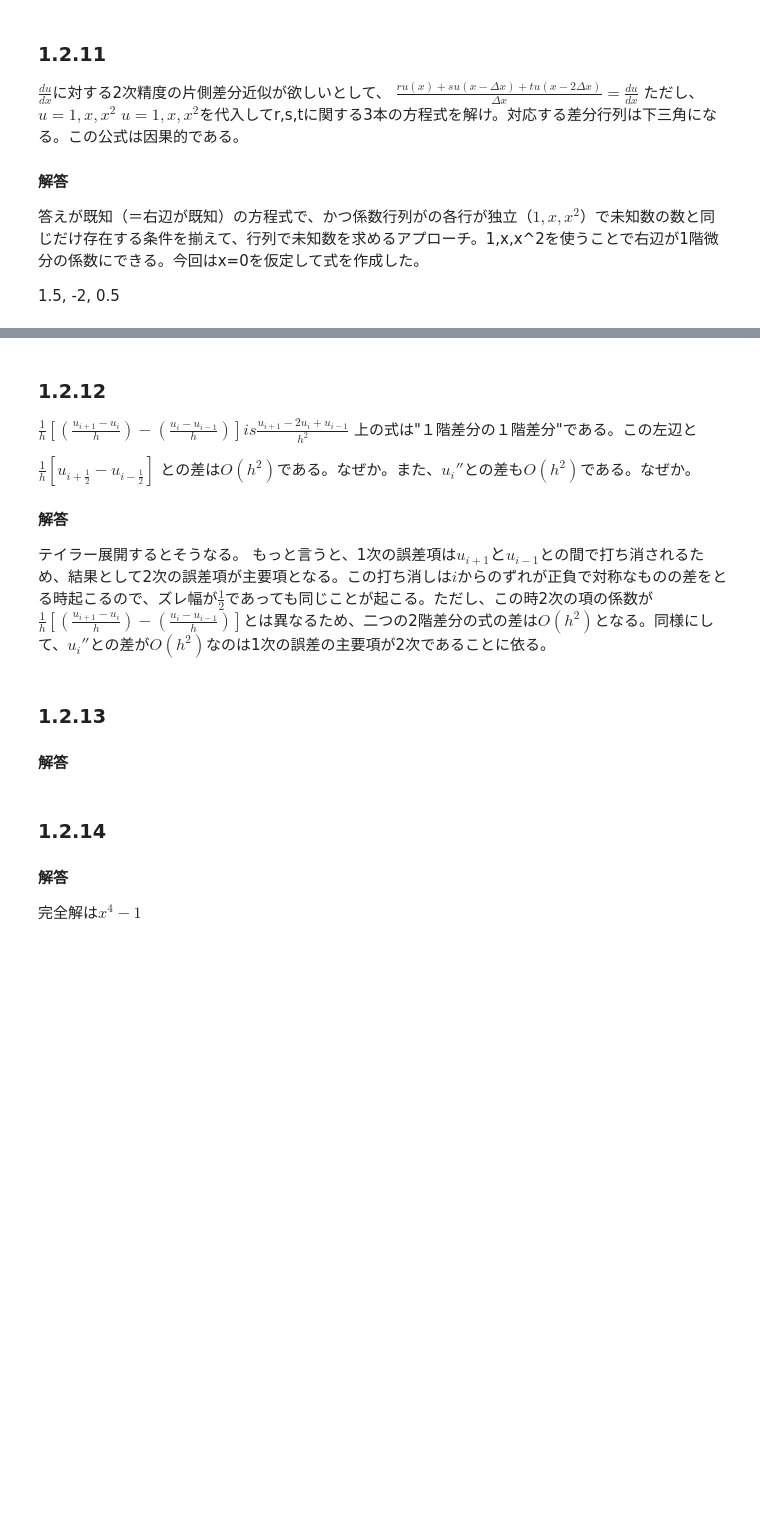
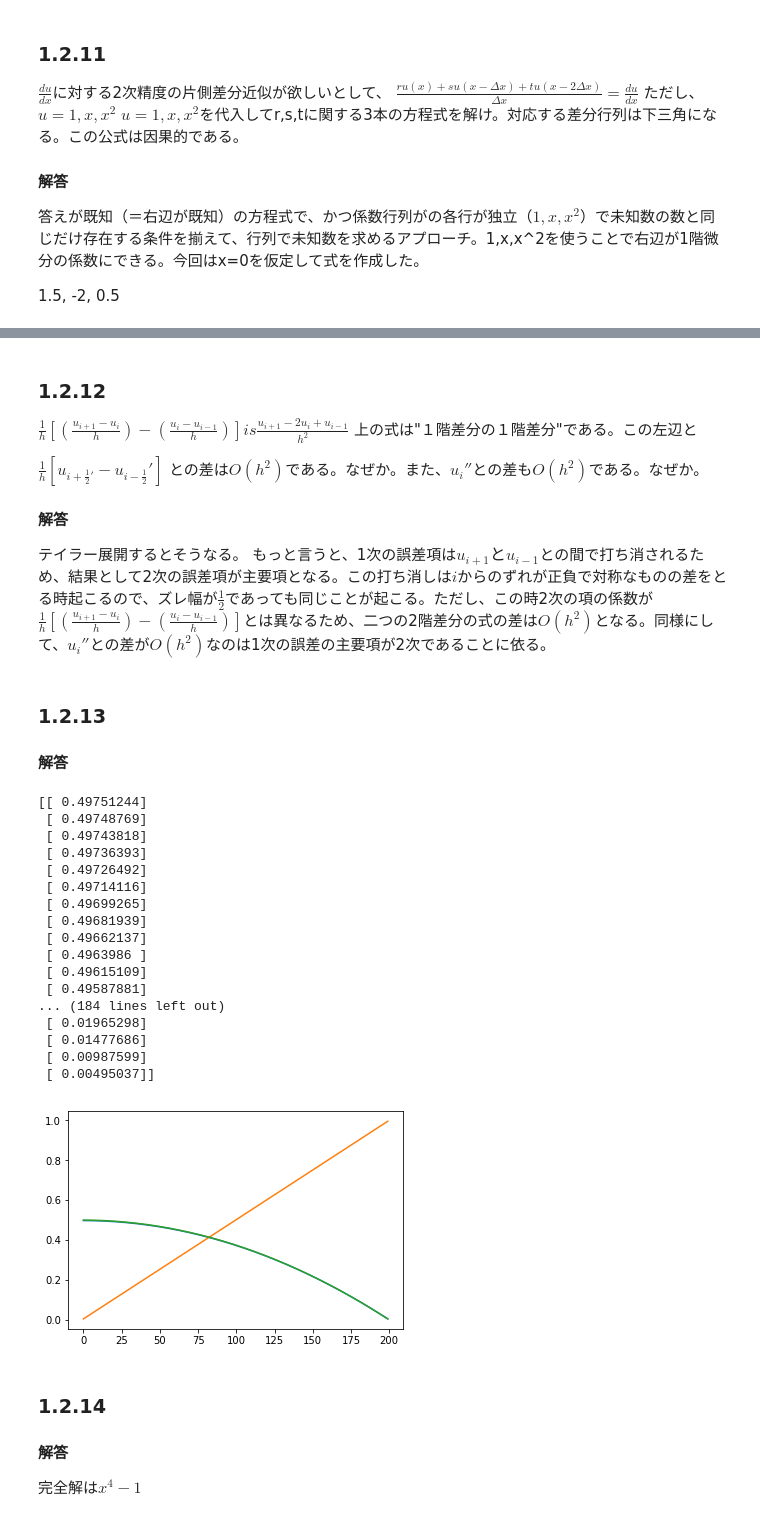
Before and after one commit to chenaoki/meel_strung, a Jupyter notebook: 1.2.ipynb, the cells around one changed output, grey strips where cells are left out. Drawn from its saved outputs; the diff is of its cells as text; code cells hidden in the pictures; blank space fills up the shorter version.

```diff
--- a/1.2.ipynb
+++ b/1.2.ipynb
@@ -252,7 +305,7 @@ print(linalg.solve(A,f))
 $\frac{1}{h}[(\frac{u_{i+1}-u_i}{h})-(\frac{u_{i}-u_{i-1}}{h})]  is  \frac{u_{i+1}-2u_i+u_{i-1}}{h^2}$
 上の式は"１階差分の１階差分"である。この左辺と
 
-$\frac{1}{h}[u_{i+\frac{1}{2}}-u_{i-\frac{1}{2}}]$
+$\frac{1}{h}[u_{i+\frac{1}{2}'}-u_{i-\frac{1}{2}}']$
 との差は$O(h^2)$である。なぜか。また、$u_i''$との差も$O(h^2)$である。なぜか。
 #### 解答
 テイラー展開するとそうなる。
@@ -263,28 +316,51 @@ $\frac{1}{h}[u_{i+\frac{1}{2}}-u_{i-\frac{1}{2}}]$
 
 #### 解答
 # %%
-n=3
-h=0.25
+n=200
+h=1/(n+1)
 # A = np.array([1,1,1,1,1,1,1])
 # print(A)
 # for x in range(n):
 #     A[x] =np.sum(range(n))-np.sum(range(x))
 # a = h*h*(np.array([range(n)]))
 # print(A)
 # pyplot.plot(A)
 # pyplot.show()
 
 
+x=np.transpose(np.array([np.arange(h, 1, h)]))
+
 T_7  = linalg.toeplitz([2, -1]+[0]*(n-2))
 T_7[0,0]=1
 f_7=np.ones([n,1])
-print(T_7)
-print(f_7)
+# print(T_7)
+# print(f_7)
 u=linalg.solve(1/h/h*T_7,f_7)
 
 print(u)
 pyplot.plot(u)
+pyplot.plot(x)
+pyplot.plot(1/2*(1-x*x))
 pyplot.show()
+# %% [output]
+[[ 0.49751244]
+ [ 0.49748769]
+ [ 0.49743818]
+ [ 0.49736393]
+ [ 0.49726492]
+ [ 0.49714116]
+ [ 0.49699265]
+ [ 0.49681939]
+ [ 0.49662137]
+ [ 0.4963986 ]
+ [ 0.49615109]
+ [ 0.49587881]
+... (184 lines left out)
+ [ 0.01965298]
+ [ 0.01477686]
+ [ 0.00987599]
+ [ 0.00495037]]
+[figure, added]
 # %% [markdown]
 ### 1.2.14
 
```
Also changed, not shown: parts of 10 cells of this notebook.
